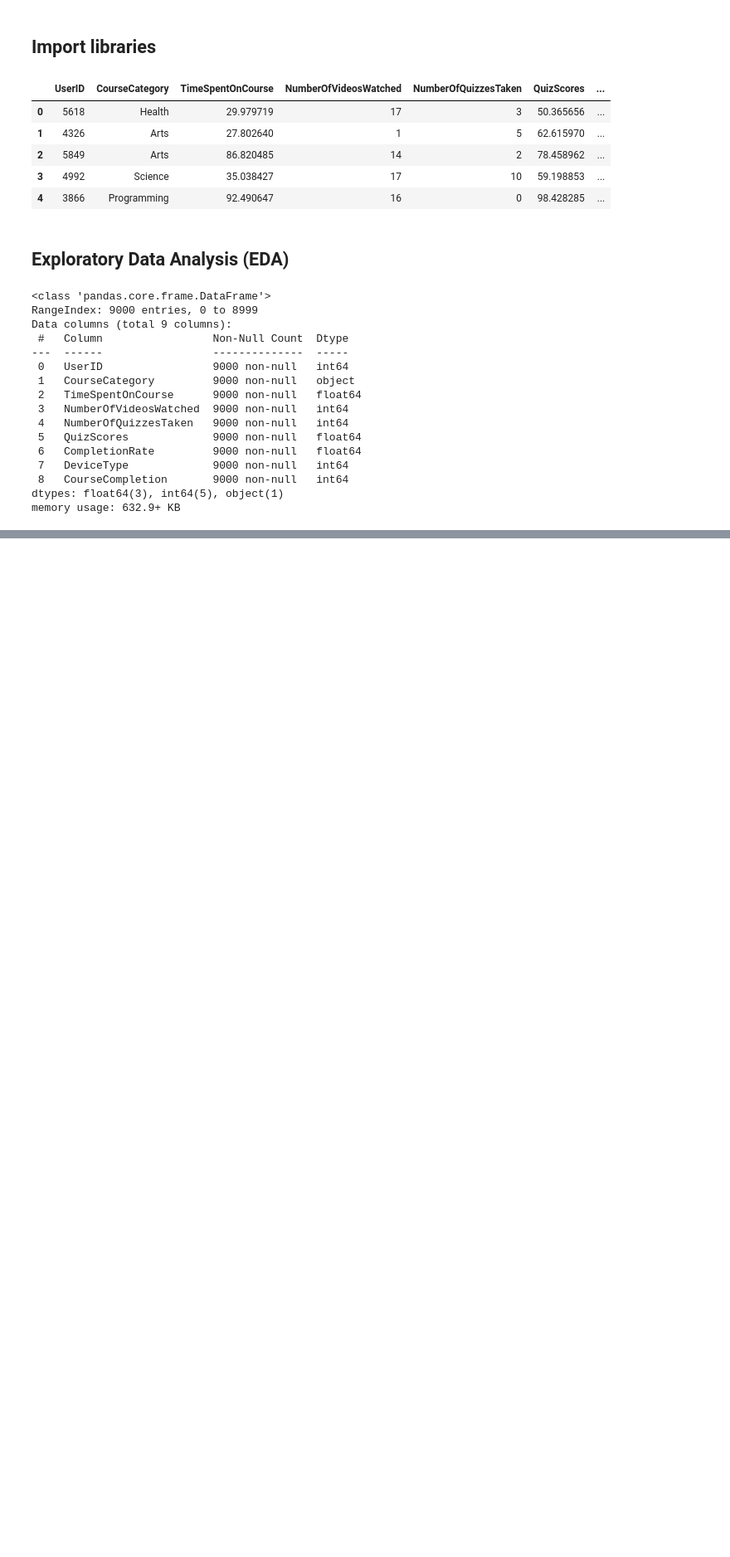
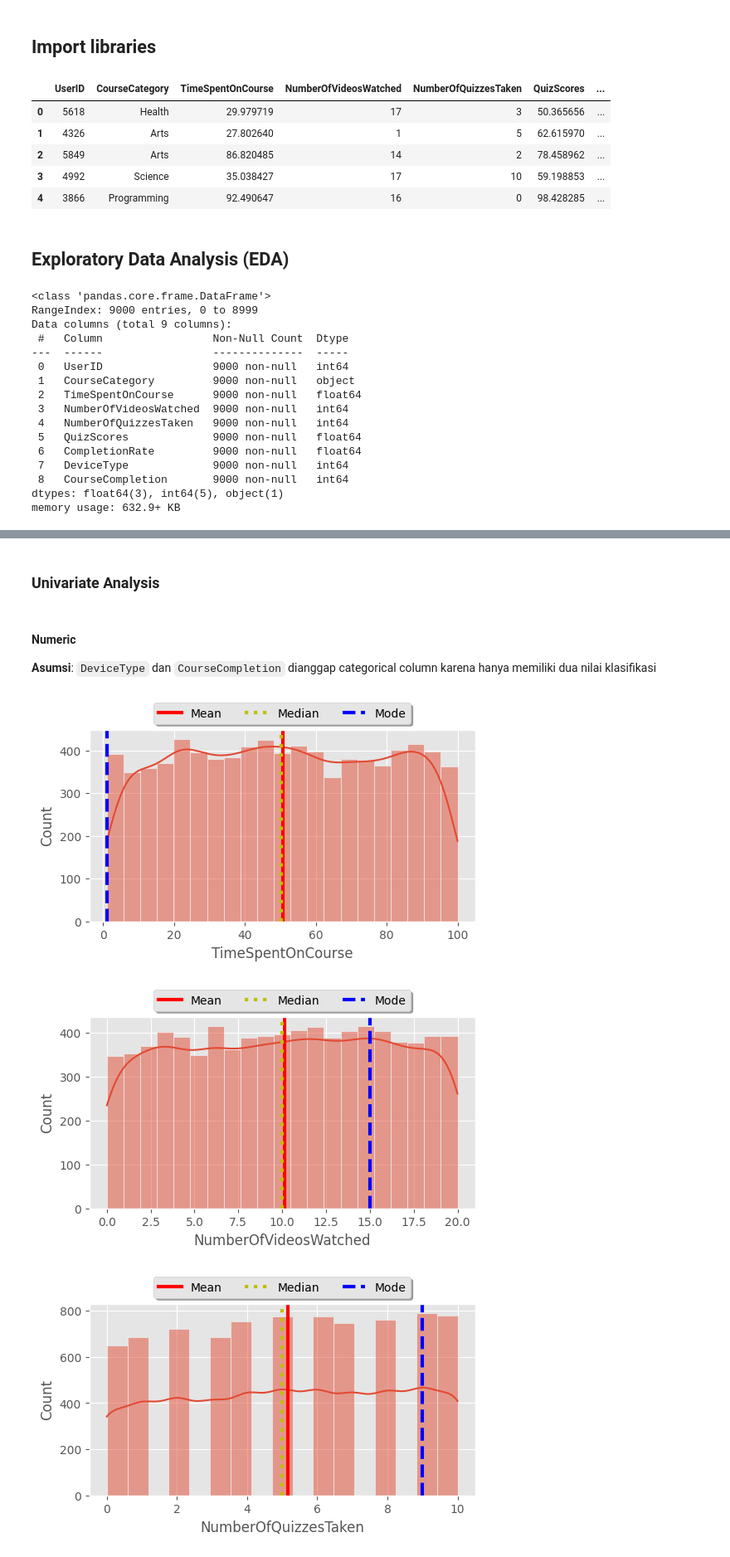
Before and after one commit to muhfadhil/Course-Completion-Prediction, a Jupyter notebook: notebook/course_completion.ipynb, the cells around one changed output, grey strips where cells are left out. Shown at 83% size. Cells and saved outputs as stored; diff of their text form; code cells hidden in the pictures; blank space fills up the shorter version.

Commit message:
Add univariate and bivariate analysis

```diff
--- a/notebook/course_completion.ipynb
+++ b/notebook/course_completion.ipynb
@@ -115,0 +151,44 @@ df.describe()
+# %% [markdown]
+### Univariate Analysis
+# %%
+# Drop UserID column (to make it easier to analyze)
+df = df.drop(columns="UserID", axis=1)
+# %% [markdown]
+#### Numeric
+
+**Asumsi**: `DeviceType` dan `CourseCompletion` dianggap categorical column karena hanya memiliki dua nilai klasifikasi
+# %%
+num_cols = [
+    "TimeSpentOnCourse",
+    "NumberOfVideosWatched",
+    "NumberOfQuizzesTaken",
+    "QuizScores",
+    "CompletionRate",
+]
+# %%
+# Distribution of each numeric columns
+for col in num_cols:
+    # Statistic descriptive
+    average = df[col].mean()
+    median = df[col].median()
+    mode = df[col].mode()[0]
+    std = df[col].std()
+
+    # Make subplot for histogram
+    fig, ax = plt.subplots(figsize=(6, 3))
+    sns.histplot(data=df, x=col, kde=True)
+    plt.axvline(average, color="r", linestyle="solid", linewidth=3, label="Mean")
+    plt.axvline(median, color="y", linestyle="dotted", linewidth=3, label="Median")
+    plt.axvline(mode, color="b", linestyle="dashed", linewidth=3, label="Mode")
+    plt.legend(
+        loc="upper center",
+        ncol=3,
+        bbox_to_anchor=(0.5, 1.17),
+        fancybox=True,
+        shadow=True,
+    )
+    plt.show()
+# %% [output]
+[figure, added]
+[figure, added]
+[figure, added]
```
Also changed, not shown: parts of 20 cells of this notebook.
